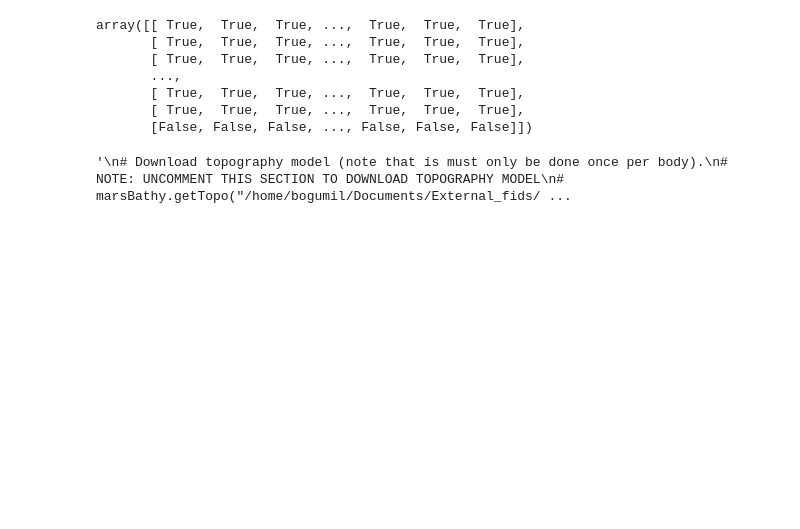
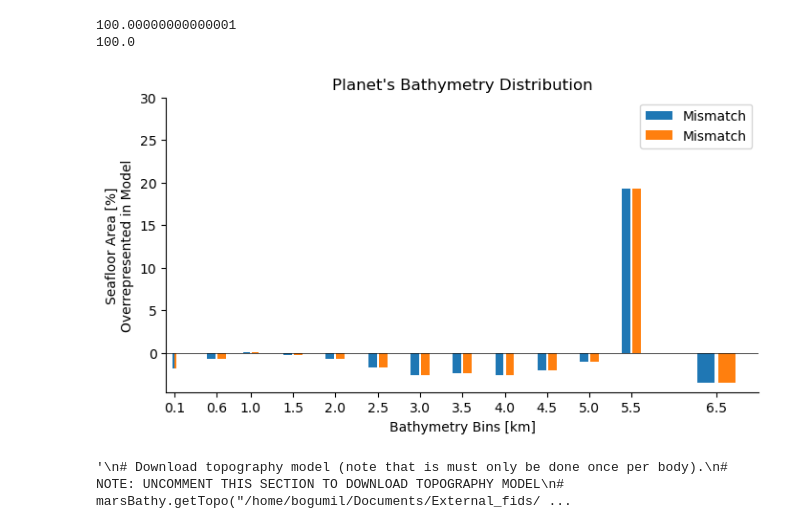
Before and after one commit to Bogumil-Matthew/ExoCcycle, a Jupyter notebook: JN/CreateBathymetryFromEarthRecon.ipynb, the cells around one changed output. Cells and saved outputs as stored; diff of their text form; code cells hidden in the pictures; blank space fills up the shorter version.

```diff
--- a/JN/CreateBathymetryFromEarthRecon.ipynb
+++ b/JN/CreateBathymetryFromEarthRecon.ipynb
@@ -78,13 +88,47 @@ Check that the output has the correct sign for positive value bathymetry
 # %%
-#EarthReconBathy.compareLithosphereAndPaleoDEMRecon(age=80, resolution=1, fuzzyAge=True)
+import matplotlib.pyplot as plt
+
+print(np.sum(EarthReconBathy.bathymetryAreaDistEtopo))
+print(np.sum(EarthReconBathy.bathymetryAreaDist))
+
+def plotfnc(bathymetryAreaDist, bathymetryAreaDistEtopo, binEdges):
+    fig = plt.figure(figsize=(8,4))
+
+    factor1 = .2
+    factor2 = .25
+    plt.bar(x=binEdges[1:]-(factor2/2)*np.diff(binEdges),
+            height=bathymetryAreaDistEtopo,
+            width=factor1*np.diff(binEdges),
+            label= "Mismatch")
+    plt.bar(x=binEdges[1:]+(factor2/2)*np.diff(binEdges),
+            height=bathymetryAreaDist,
+            width=factor1*np.diff(binEdges),
+            label= "Mismatch")
+
+    plt.plot([-1, 8], [0, 0], 'k', linewidth=.5)
+    # ticks
+    plt.xticks(binEdges[1:]);
+    plt.yticks(np.arange(0,35,5));
+
+    # Labels
+    plt.legend();
+    plt.title("Planet's Bathymetry Distribution")
+    plt.xlabel("Bathymetry Bins [km]");
+    plt.ylabel("Seafloor Area [%]\nOverrepresented in Model");
+
+    # figure format
+    plt.gca().spines['top'].set_visible(False)
+    plt.gca().spines['right'].set_visible(False)
+    plt.xlim([0,7])
+
+
+plotfnc(EarthReconBathy.bathymetryAreaDistMismatch,
+        EarthReconBathy.bathymetryAreaDistMismatch,
+        EarthReconBathy.binEdges)
 # %% [output]
-array([[ True,  True,  True, ...,  True,  True,  True],
-       [ True,  True,  True, ...,  True,  True,  True],
-       [ True,  True,  True, ...,  True,  True,  True],
-       ...,
-       [ True,  True,  True, ...,  True,  True,  True],
-       [ True,  True,  True, ...,  True,  True,  True],
-       [False, False, False, ..., False, False, False]])
+100.00000000000001
+100.0
+[figure, added]
 # %%
 '''
 # Download topography model (note that is must only be done once per body).
```
Also changed, not shown: parts of 1 cell of this notebook, 1 other file.
